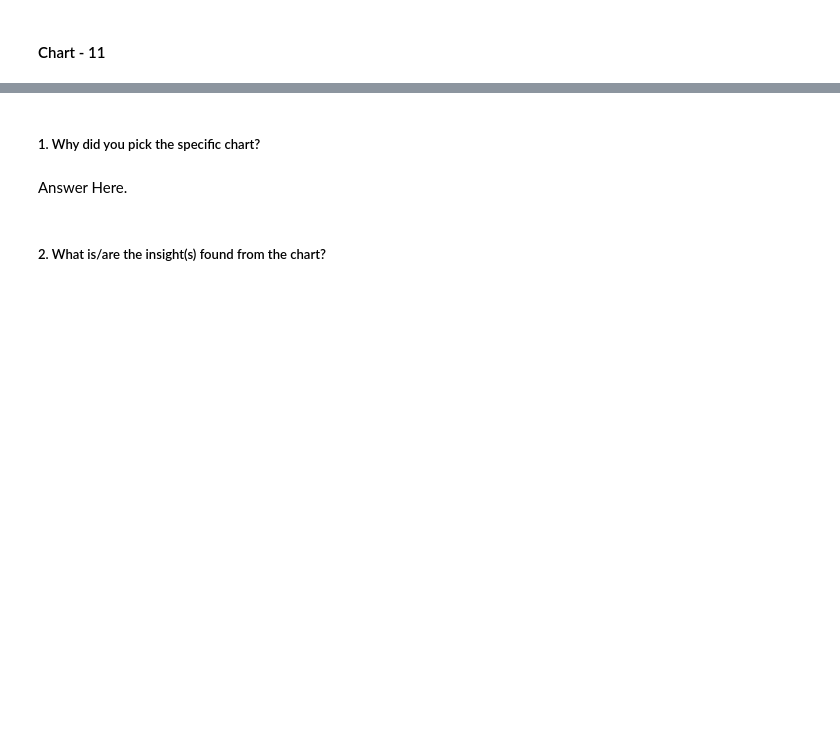
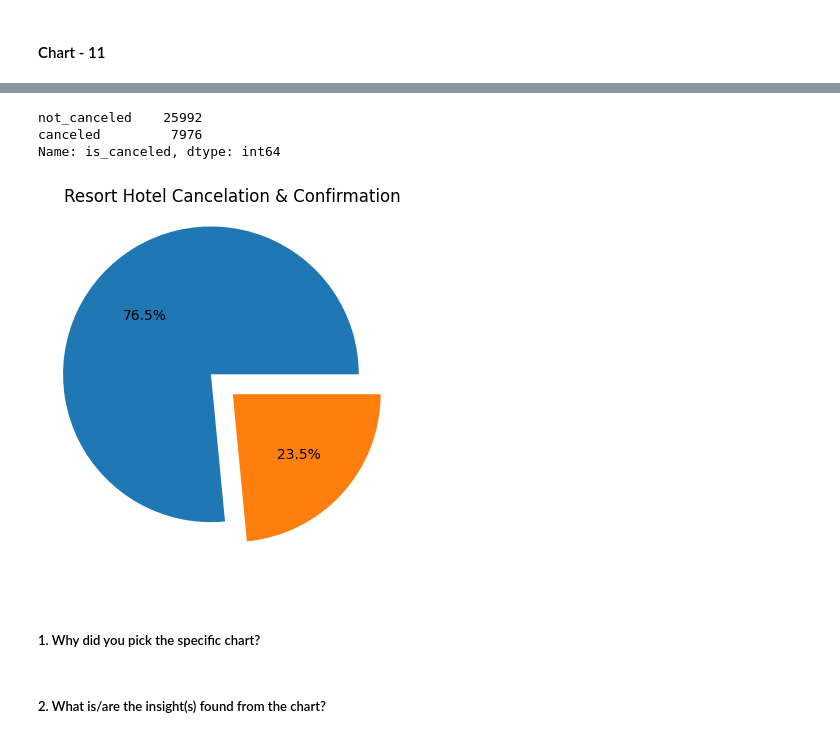
Before and after one commit to lovbundela240/EDA---Hotel-Booking-Analysis_ipynb, a Jupyter notebook: EDA_Hotel_Booking_Analysis.ipynb, the cells around one changed output, grey strips where cells are left out. Saved outputs shown, nothing was run; the diff lists cells and outputs as text; code cells hidden in the pictures; blank space fills up the shorter version.

```diff
--- a/EDA_Hotel_Booking_Analysis.ipynb
+++ b/EDA_Hotel_Booking_Analysis.ipynb
@@ -938,7 +953,20 @@ So, the insights have positive impact a hotels need to focus more on the BB meal
+# %%
+# plotting piechart using matplotlib for percentage of confirmed and canceled bookings of Resort hotel
+
+resort_hotel = hotel_booking_analysis_df.loc[(hotel_booking_analysis_df ['hotel']=='Resort Hotel')]
+resort_hotel_checkin_cancel = resort_hotel['is_canceled'].value_counts()
+my_labels= ['Confirmed', 'Cancelled']
+myexplode = [0.2, 0]
+resort_hotel_cancelation = plt.pie(resort_hotel_checkin_cancel, explode = myexplode, autopct= '%1.1f%%')
+plt.title('Resort Hotel Cancelation & Confirmation')
+resort_hotel_checkin_cancel
+# %% [output]
+not_canceled    25992
+canceled         7976
+Name: is_canceled, dtype: int64
+[figure, added]
 # %% [markdown]
 ##### 1. Why did you pick the specific chart?
-# %% [markdown]
-Answer Here.
 # %% [markdown]
 ##### 2. What is/are the insight(s) found from the chart?
 # %% [markdown]
```
Also changed, not shown: parts of 4 cells of this notebook.
